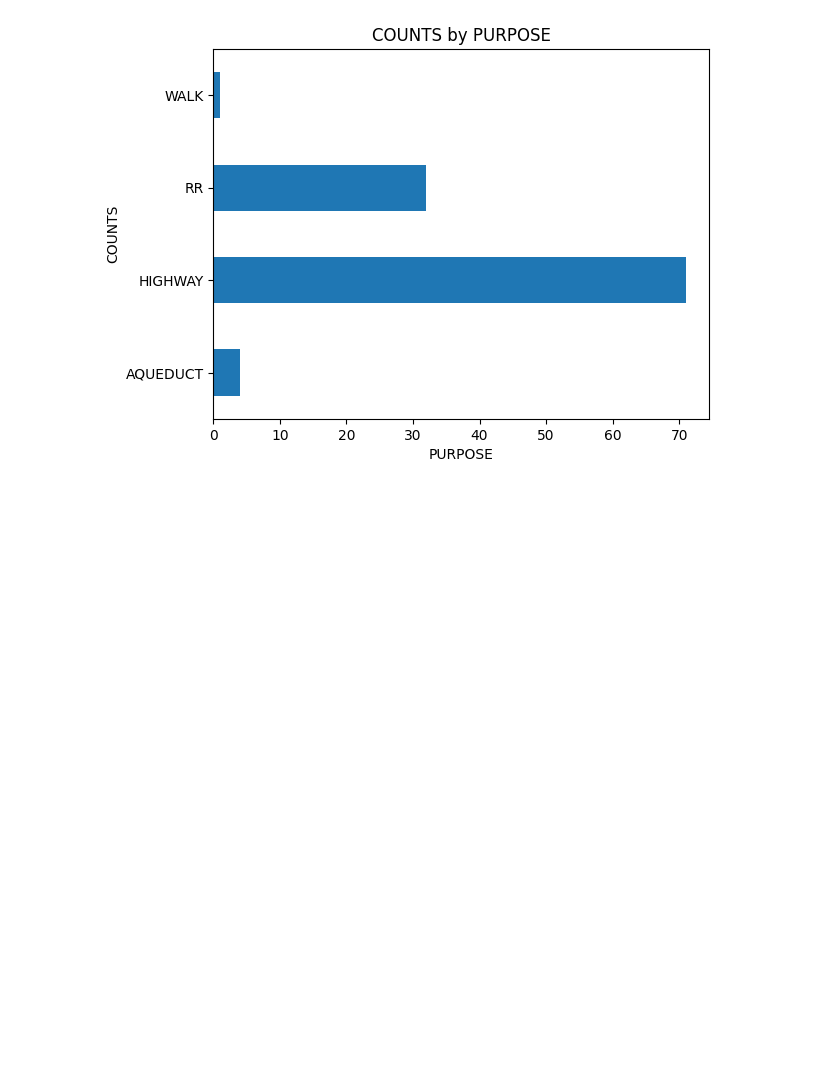
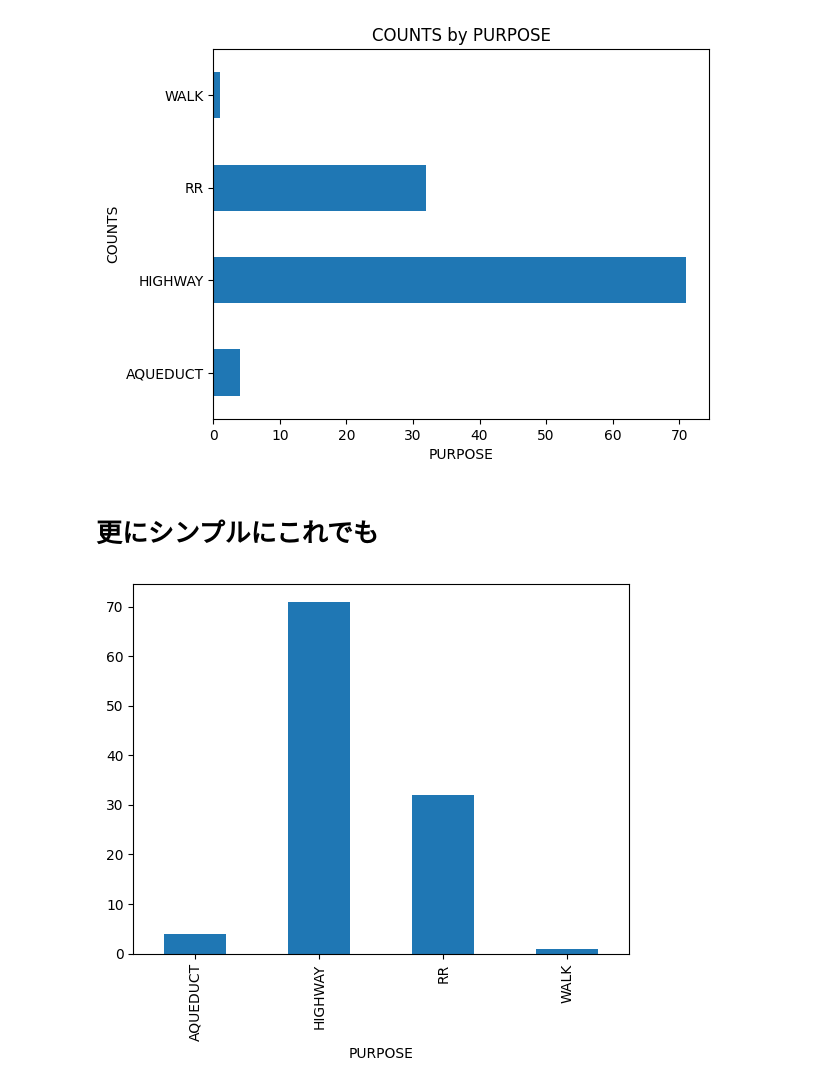
Before and after one commit to masahirotoba/Python, a Jupyter notebook: 250827_基本の棒グラフによる可視化.ipynb, the cells around one changed output. Cells and saved outputs as stored; diff of their text form; code cells hidden in the pictures; blank space fills up the shorter version.

```diff
--- a/250827_基本の棒グラフによる可視化.ipynb
+++ b/250827_基本の棒グラフによる可視化.ipynb
@@ -116,3 +112,11 @@ plt.ylabel('COUNTS')
 plt.show()
 # %% [output]
 [figure]
+# %% [markdown]
+# 更にシンプルにこれでも
+# %%
+purpose_counts = df.groupby('PURPOSE').size()
+purpose_counts.plot(kind='bar')
+plt.show()
+# %% [output]
+[figure, added]
```
Also changed, not shown: parts of 2 cells of this notebook.
